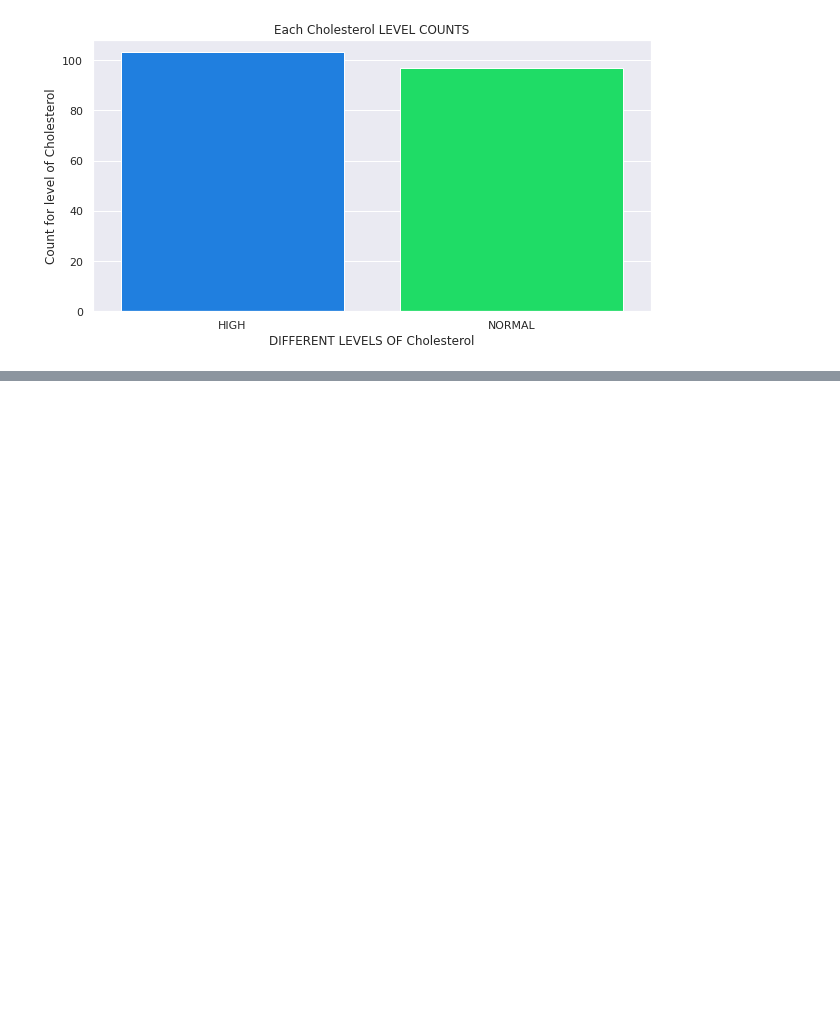
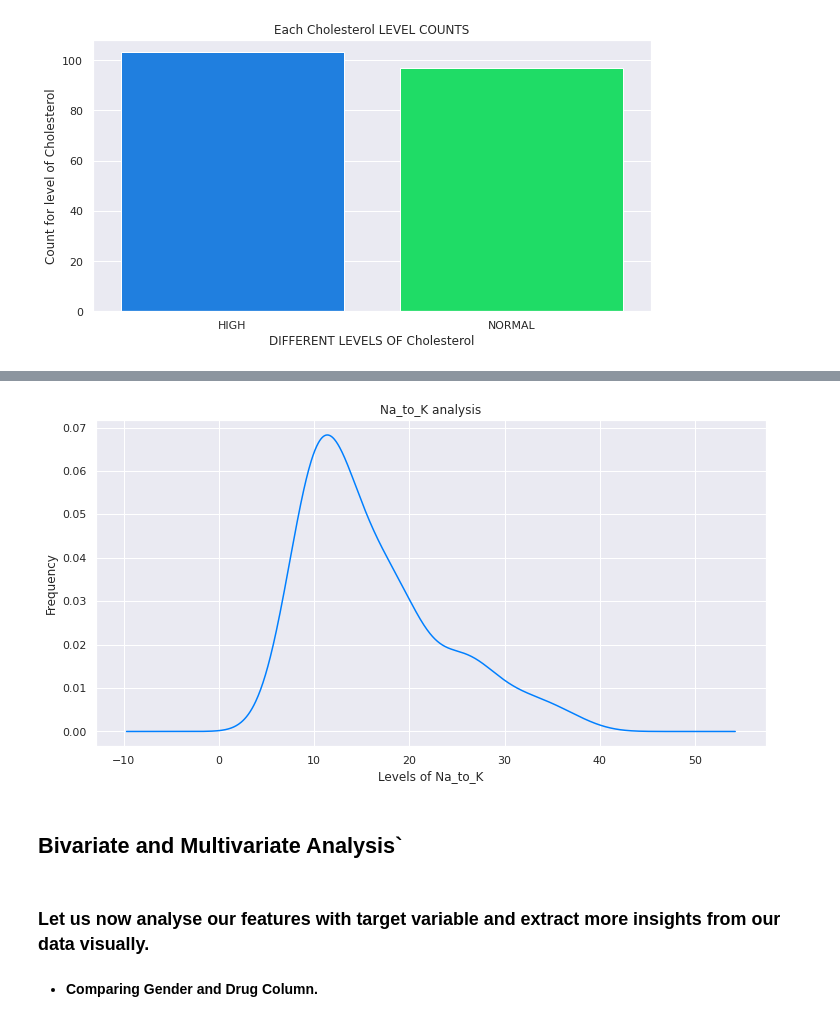
Before and after one commit to dsankush/Drug-Analysis, a Jupyter notebook: Drug_Analysis.ipynb, the cells around one changed output, grey strips where cells are left out. Saved outputs shown, nothing was run; the diff lists cells and outputs as text; code cells hidden in the pictures; blank space fills up the shorter version.

```diff
--- a/Drug_Analysis.ipynb
+++ b/Drug_Analysis.ipynb
@@ -368,0 +429,19 @@ plt.show()
+# %%
+# ploting bar graph for each Drug Consumption from each gender
+
+data['Na_to_K'].plot(kind = 'density', figsize = (12, 6))
+
+plt.title("Na_to_K analysis")
+
+plt.xlabel('Levels of Na_to_K')
+plt.ylabel('Frequency')
+
+plt.show()
+# %% [output]
+[figure, added]
+# %% [markdown]
+## Bivariate and  Multivariate Analysis`
+# %% [markdown]
+### Let us now analyse our features with target variable and extract more insights from our data visually.
+# %% [markdown]
+* <b> Comparing Gender and Drug Column.</b>
```
Also changed, not shown: parts of 58 cells of this notebook.
